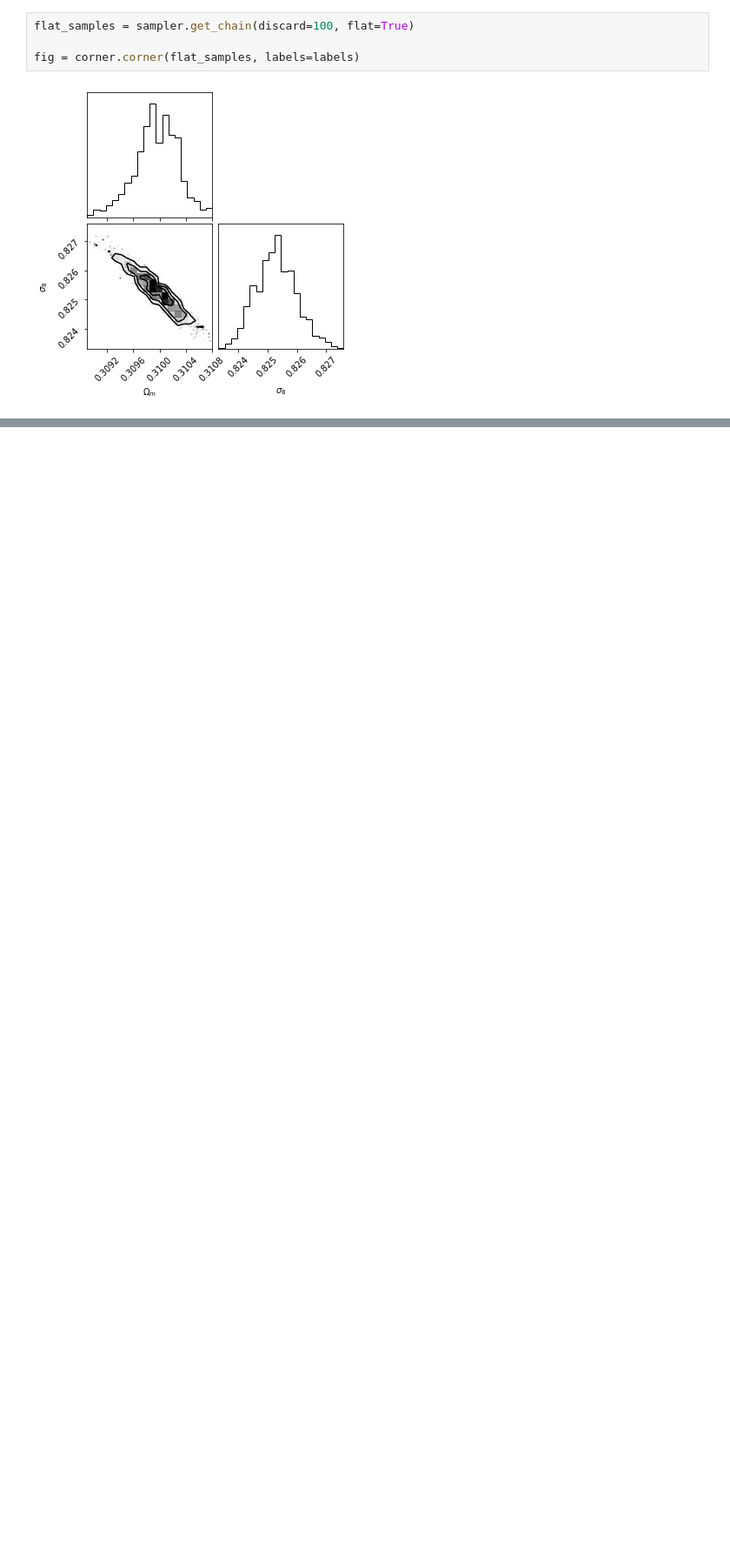
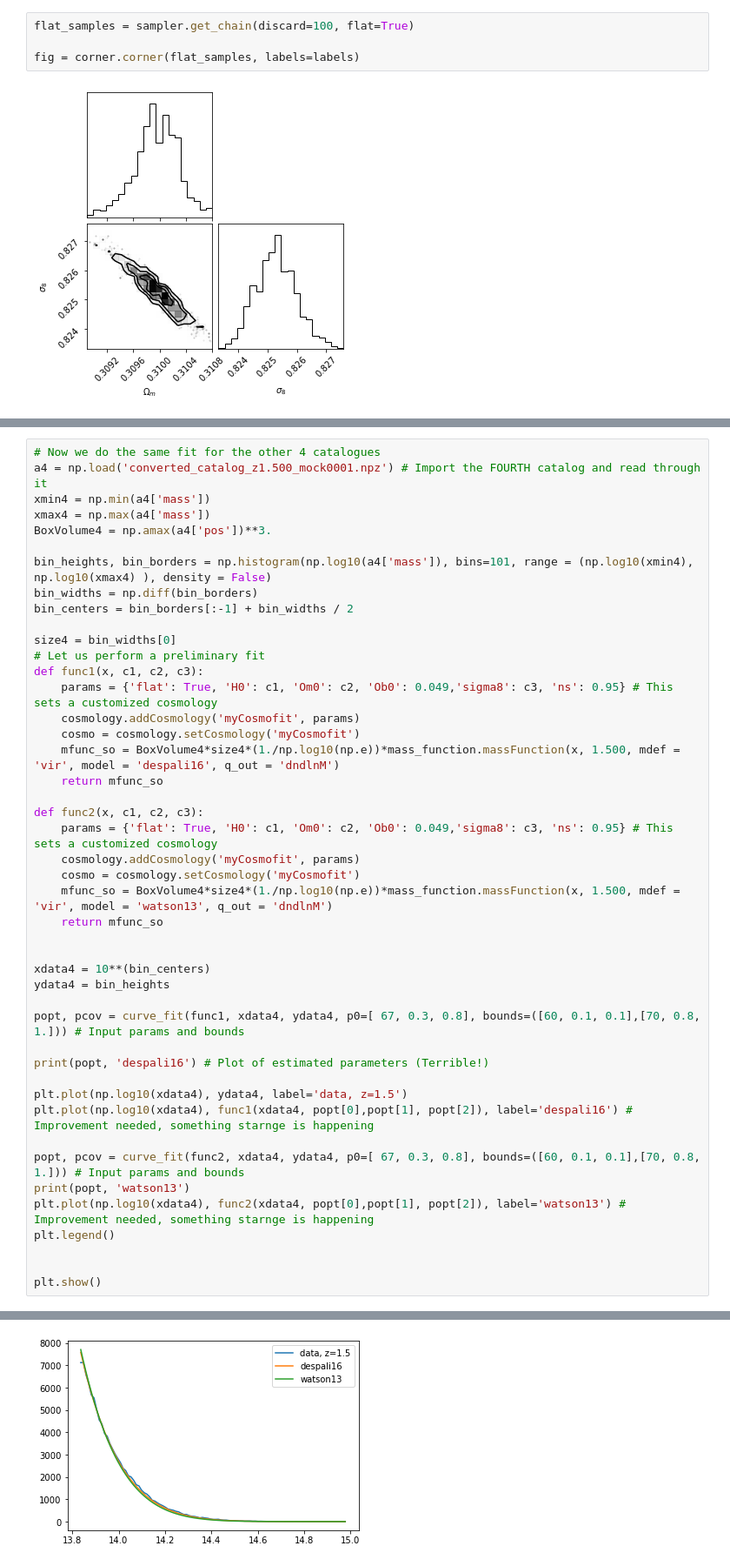
Before and after one commit to AleOzmandis22/Abilita-Informatiche, a Jupyter notebook: Progetto_Abilita_Informatiche.ipynb, the cells around one changed output, grey strips where cells are left out. Shown at 87% size. Drawn from its saved outputs; the diff is of its cells as text; blank space fills up the shorter version.

```diff
--- a/Progetto_Abilita_Informatiche.ipynb
+++ b/Progetto_Abilita_Informatiche.ipynb
@@ -527,0 +362,46 @@ WARNING:root:Too few points to create valid contours
+# %%
+# Now we do the same fit for the other 4 catalogues
+a4 = np.load('converted_catalog_z1.500_mock0001.npz') # Import the FOURTH catalog and read through it
+xmin4 = np.min(a4['mass'])
+xmax4 = np.max(a4['mass'])
+BoxVolume4 = np.amax(a4['pos'])**3.
+
+bin_heights, bin_borders = np.histogram(np.log10(a4['mass']), bins=101, range = (np.log10(xmin4), np.log10(xmax4) ), density = False)
+bin_widths = np.diff(bin_borders)
+bin_centers = bin_borders[:-1] + bin_widths / 2
+
+size4 = bin_widths[0]
+# Let us perform a preliminary fit
+def func1(x, c1, c2, c3):
+    params = {'flat': True, 'H0': c1, 'Om0': c2, 'Ob0': 0.049,'sigma8': c3, 'ns': 0.95} # This sets a customized cosmology
+    cosmology.addCosmology('myCosmofit', params)
+    cosmo = cosmology.setCosmology('myCosmofit')
+    mfunc_so = BoxVolume4*size4*(1./np.log10(np.e))*mass_function.massFunction(x, 1.500, mdef = 'vir', model = 'despali16', q_out = 'dndlnM')
+    return mfunc_so
+
+def func2(x, c1, c2, c3):
+    params = {'flat': True, 'H0': c1, 'Om0': c2, 'Ob0': 0.049,'sigma8': c3, 'ns': 0.95} # This sets a customized cosmology
+    cosmology.addCosmology('myCosmofit', params)
+    cosmo = cosmology.setCosmology('myCosmofit')
+    mfunc_so = BoxVolume4*size4*(1./np.log10(np.e))*mass_function.massFunction(x, 1.500, mdef = 'vir', model = 'watson13', q_out = 'dndlnM')
+    return mfunc_so
+
+
+xdata4 = 10**(bin_centers)
+ydata4 = bin_heights
+
+popt, pcov = curve_fit(func1, xdata4, ydata4, p0=[ 67, 0.3, 0.8], bounds=([60, 0.1, 0.1],[70, 0.8, 1.])) # Input params and bounds
+
+print(popt, 'despali16') # Plot of estimated parameters (Terrible!)
+
+plt.plot(np.log10(xdata4), ydata4, label='data, z=1.5')
+plt.plot(np.log10(xdata4), func1(xdata4, popt[0],popt[1], popt[2]), label='despali16') # Improvement needed, something starnge is happening
+
+popt, pcov = curve_fit(func2, xdata4, ydata4, p0=[ 67, 0.3, 0.8], bounds=([60, 0.1, 0.1],[70, 0.8, 1.])) # Input params and bounds
+print(popt, 'watson13')
+plt.plot(np.log10(xdata4), func2(xdata4, popt[0],popt[1], popt[2]), label='watson13') # Improvement needed, something starnge is happening
+plt.legend()
+
+
+plt.show()
+# %% [output]
@@ -527,0 +410 @@ WARNING:root:Too few points to create valid contours
+[figure, added]
```
Also changed, not shown: parts of 21 cells of this notebook.
